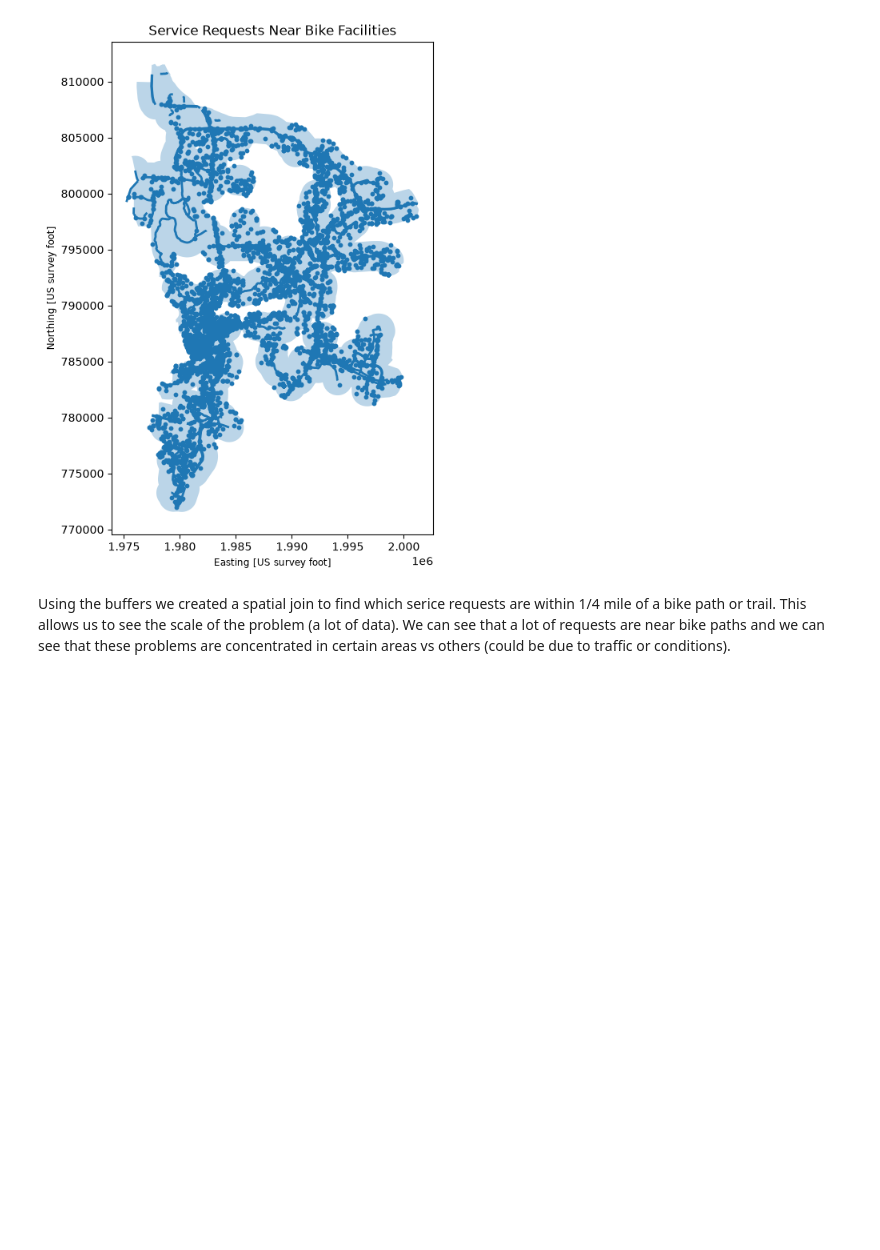
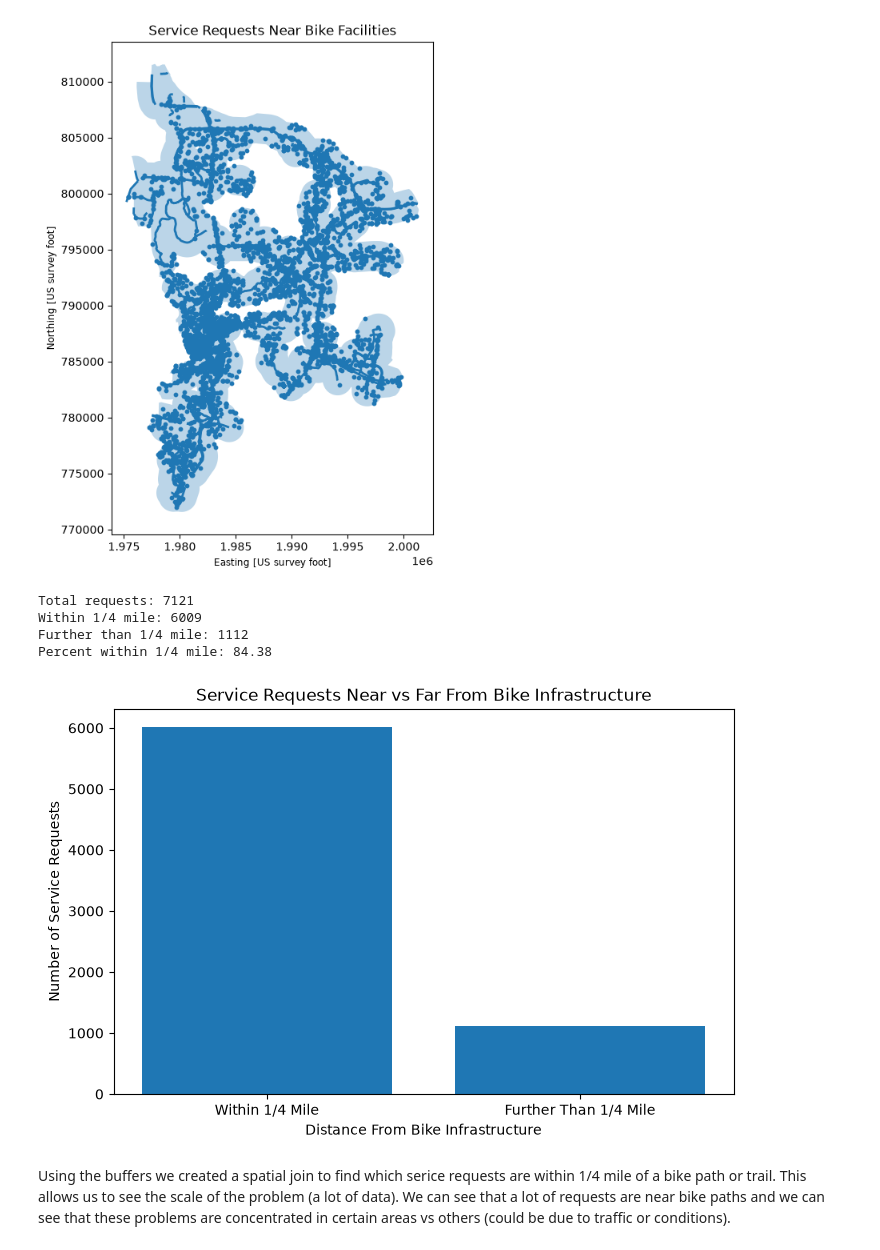
Before and after one commit to kirjo828/geog592-kirjo, a Jupyter notebook: homework/week07/GeoPandaProcess.ipynb, the cells around one changed output. Saved outputs shown, nothing was run; the diff lists cells and outputs as text; code cells hidden in the pictures; blank space fills up the shorter version.

```diff
--- a/homework/week07/GeoPandaProcess.ipynb
+++ b/homework/week07/GeoPandaProcess.ipynb
@@ -97,6 +107,34 @@ plt.title("Service Requests Near Bike Facilities")
 plt.show()
 # %% [output]
 [figure]
+# %%
+#Count the number of service requests near and far from bike infrastructure
+near = len(requests_near_bikes)
+total = len(requests)
+far = total - near
+
+print("Total requests:", total)
+print("Within 1/4 mile:", near)
+print("Further than 1/4 mile:", far)
+print("Percent within 1/4 mile:", round(near / total * 100, 2))
+
+counts = [near, far]
+labels = ["Within 1/4 Mile", "Further Than 1/4 Mile"]
+
+#plot it
+plt.figure(figsize=(8, 5))
+plt.bar(labels, counts)
+
+plt.xlabel("Distance From Bike Infrastructure")
+plt.ylabel("Number of Service Requests")
+plt.title("Service Requests Near vs Far From Bike Infrastructure")
+plt.show()
+# %% [output]
+Total requests: 7121
+Within 1/4 mile: 6009
+Further than 1/4 mile: 1112
+Percent within 1/4 mile: 84.38
+[figure, added]
 # %% [markdown]
 Using the buffers we created a spatial join to find which serice requests are within 1/4 mile of a bike path or trail. This allows us to see the scale of the problem (a lot of data). We can see that a lot of requests are near bike paths and we can see that these problems are concentrated in certain areas vs others (could be due to traffic or conditions).
 # %%
```
Also changed, not shown: parts of 14 cells of this notebook, 6 other files.
